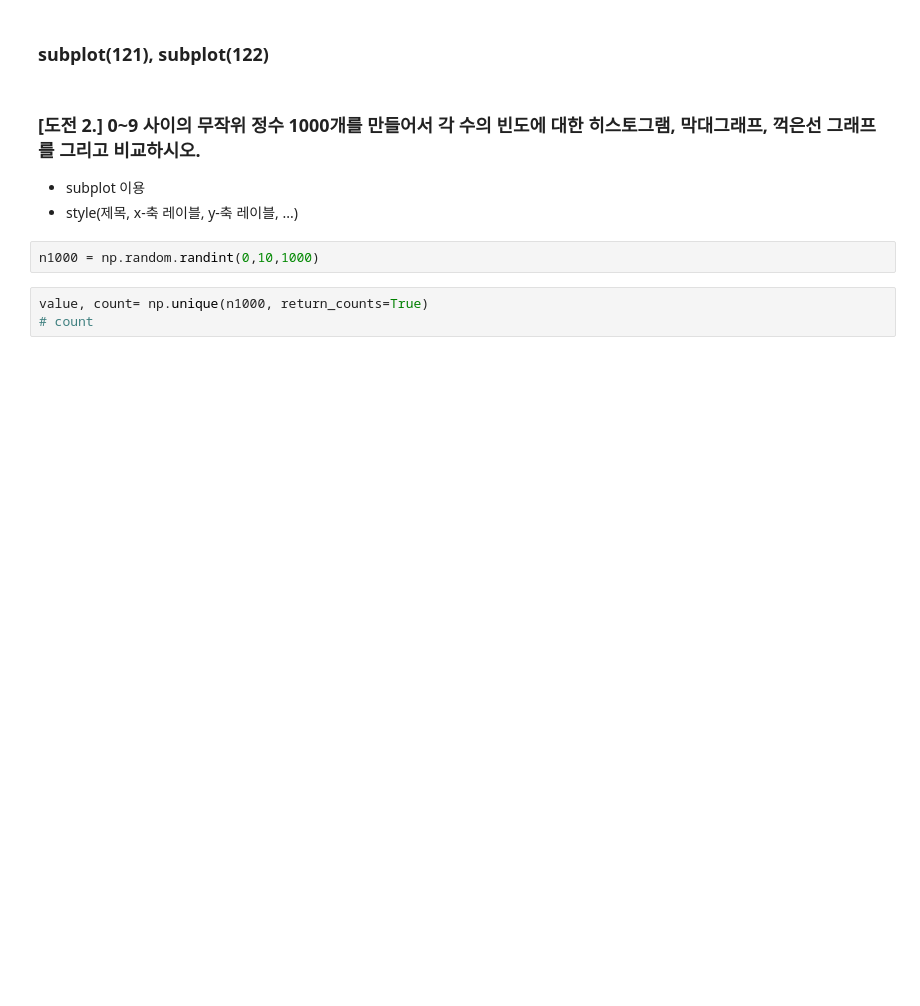
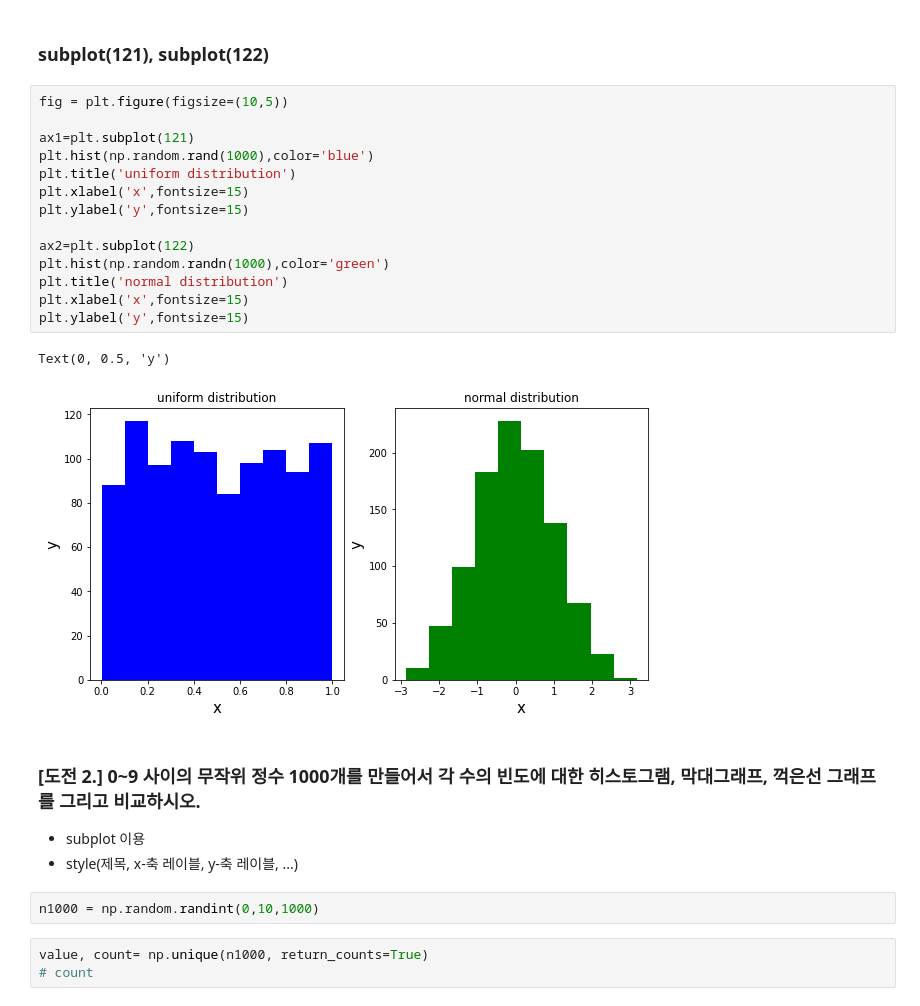
Before and after one commit to anstjsdud/pdm07, a Jupyter notebook: py-graphics/matplotlib_4_challenges.ipynb, the cells around one changed output. Cells and saved outputs as stored; diff of their text form; blank space fills up the shorter version.

```diff
--- a/py-graphics/matplotlib_4_challenges.ipynb
+++ b/py-graphics/matplotlib_4_challenges.ipynb
@@ -38,5 +38,22 @@ plt.hist(np.random.randn(1000))
 # %% [markdown]
 ### subplot(121), subplot(122)
+# %%
+fig = plt.figure(figsize=(10,5))
+
+ax1=plt.subplot(121)
+plt.hist(np.random.rand(1000),color='blue')
+plt.title('uniform distribution')
+plt.xlabel('x',fontsize=15)
+plt.ylabel('y',fontsize=15)
+
+ax2=plt.subplot(122)
+plt.hist(np.random.randn(1000),color='green')
+plt.title('normal distribution')
+plt.xlabel('x',fontsize=15)
+plt.ylabel('y',fontsize=15)
+# %% [output]
+Text(0, 0.5, 'y')
+[figure, added]
 # %% [markdown]
 ### [도전 2.] 0~9 사이의 무작위 정수 1000개를 만들어서 각 수의 빈도에 대한 히스토그램, 막대그래프, 꺽은선 그래프를 그리고 비교하시오.
 - subplot 이용
```
Also changed, not shown: parts of 4 cells of this notebook.
